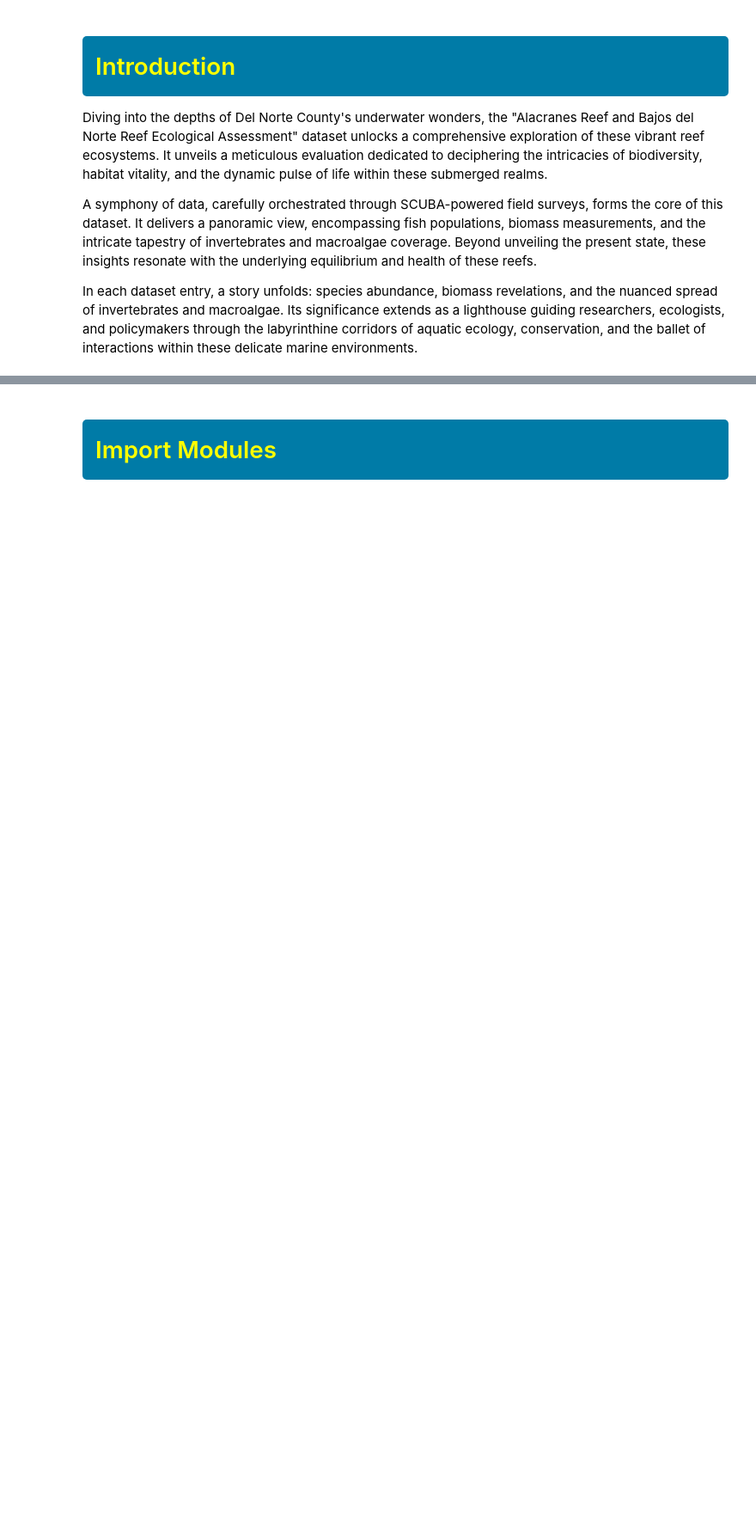
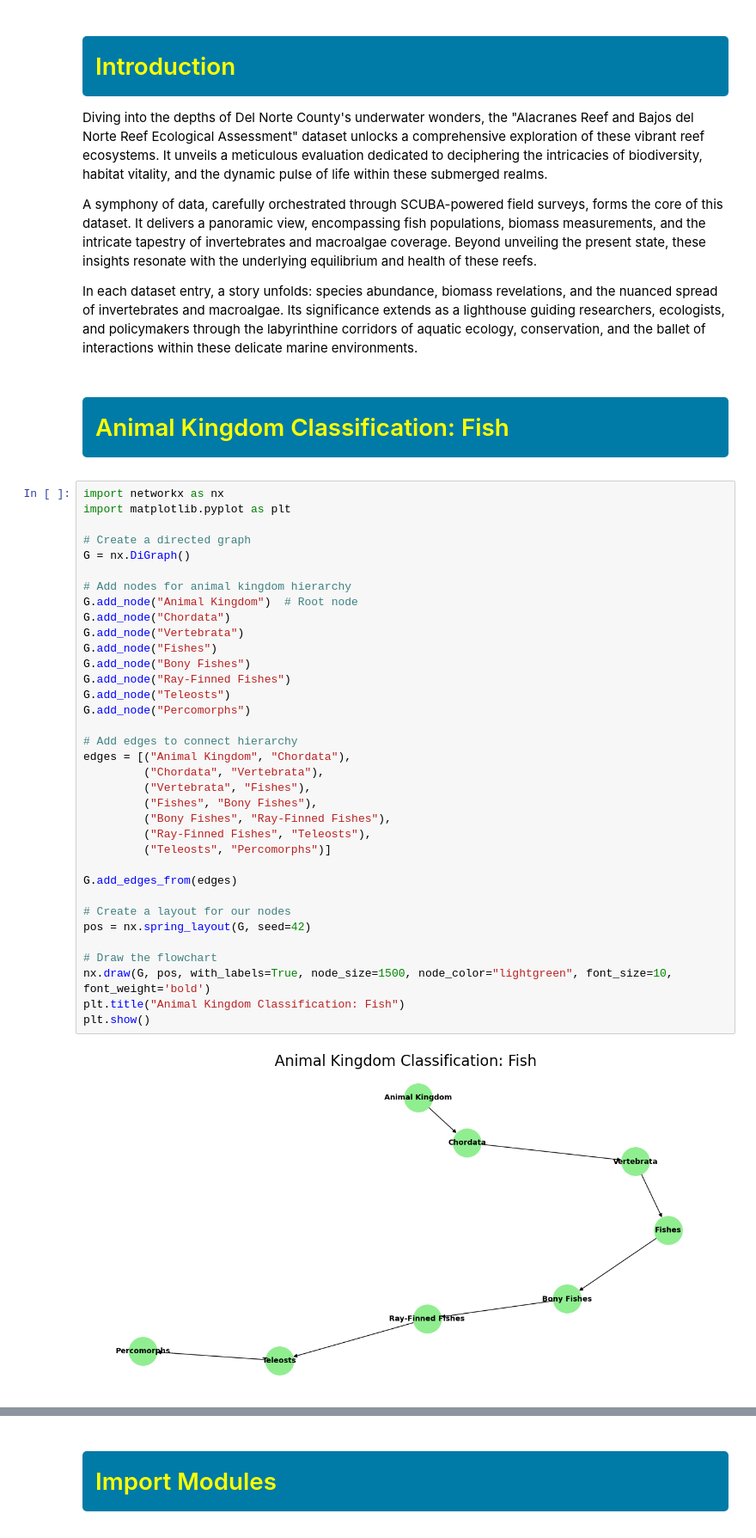
Before and after one commit to jcdumlao14/project2, a Jupyter notebook: fasteda-reef-ecological-data.ipynb, the cells around one changed output, grey strips where cells are left out. Shown at 86% size. Saved outputs shown, nothing was run; the diff lists cells and outputs as text; blank space fills up the shorter version.

```diff
--- a/fasteda-reef-ecological-data.ipynb
+++ b/fasteda-reef-ecological-data.ipynb
@@ -8,3 +10,42 @@ Diving into the depths of Del Norte County's underwater wonders, the "Alacranes
 A symphony of data, carefully orchestrated through SCUBA-powered field surveys, forms the core of this dataset. It delivers a panoramic view, encompassing fish populations, biomass measurements, and the intricate tapestry of invertebrates and macroalgae coverage. Beyond unveiling the present state, these insights resonate with the underlying equilibrium and health of these reefs.
 
 In each dataset entry, a story unfolds: species abundance, biomass revelations, and the nuanced spread of invertebrates and macroalgae. Its significance extends as a lighthouse guiding researchers, ecologists, and policymakers through the labyrinthine corridors of aquatic ecology, conservation, and the ballet of interactions within these delicate marine environments.
+# %% [markdown]
+# <div style="color:yellow;display:inline-block;border-radius:5px;background-color:#007BA7;font-family:Nexa;overflow:hidden"><p style="padding:15px;color:yellow;overflow:hidden;font-size:100%;letter-spacing:0.5px;margin:0"><b> </b>Animal Kingdom Classification: Fish</p></div>
+# %%
+import networkx as nx
+import matplotlib.pyplot as plt
+
+# Create a directed graph
+G = nx.DiGraph()
+
+# Add nodes for animal kingdom hierarchy
+G.add_node("Animal Kingdom")  # Root node
+G.add_node("Chordata")
+G.add_node("Vertebrata")
+G.add_node("Fishes")
+G.add_node("Bony Fishes")
+G.add_node("Ray-Finned Fishes")
+G.add_node("Teleosts")
+G.add_node("Percomorphs")
+
+# Add edges to connect hierarchy
+edges = [("Animal Kingdom", "Chordata"),
+         ("Chordata", "Vertebrata"),
+         ("Vertebrata", "Fishes"),
+         ("Fishes", "Bony Fishes"),
+         ("Bony Fishes", "Ray-Finned Fishes"),
+         ("Ray-Finned Fishes", "Teleosts"),
+         ("Teleosts", "Percomorphs")]
+
+G.add_edges_from(edges)
+
+# Create a layout for our nodes
+pos = nx.spring_layout(G, seed=42)
+
+# Draw the flowchart
+nx.draw(G, pos, with_labels=True, node_size=1500, node_color="lightgreen", font_size=10, font_weight='bold')
+plt.title("Animal Kingdom Classification: Fish")
+plt.show()
+# %% [output]
+[figure, added]
```
Also changed, not shown: parts of 24 cells of this notebook.
